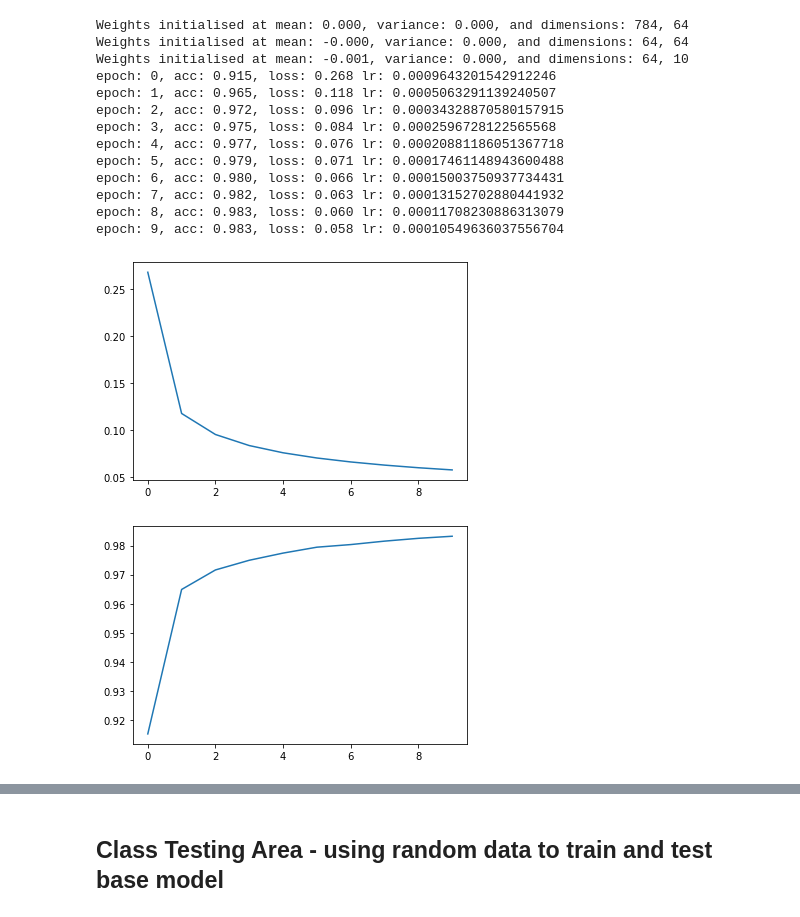
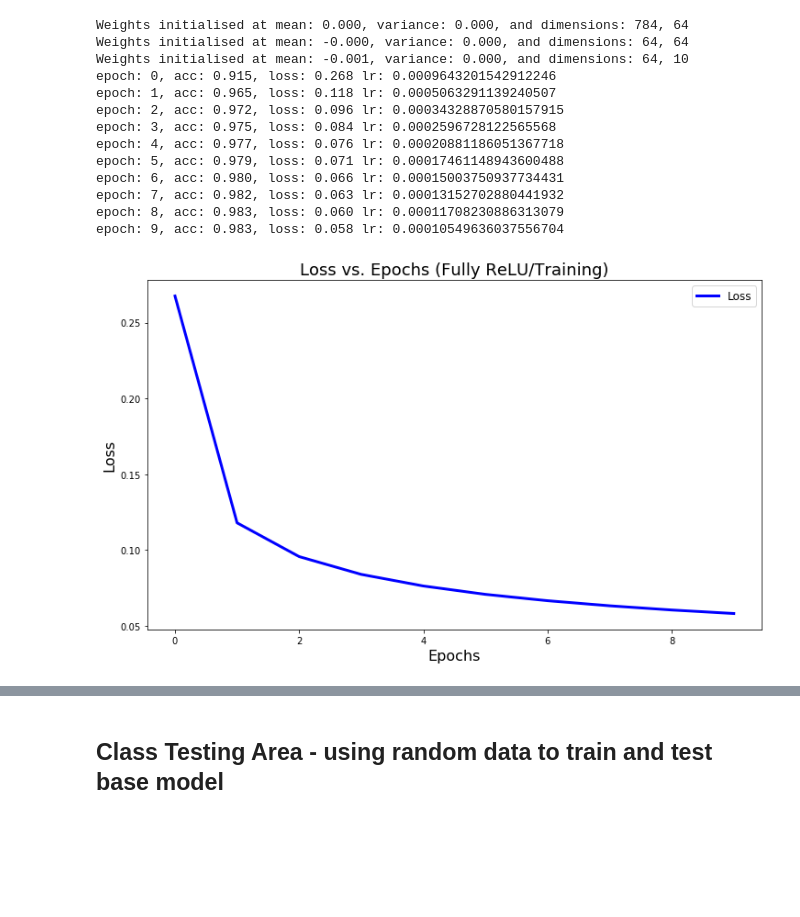
Before and after one commit to Assassinsarms/INM702_Coursework, a Jupyter notebook: T2Aaron_Mir_INM702_Task_2.ipynb, the cells around one changed output, grey strips where cells are left out. Saved outputs shown, nothing was run; the diff lists cells and outputs as text; code cells hidden in the pictures; blank space fills up the shorter version.

```diff
--- a/T2Aaron_Mir_INM702_Task_2.ipynb
+++ b/T2Aaron_Mir_INM702_Task_2.ipynb
@@ -336,11 +337,13 @@ epoch: 6, acc: 0.980, loss: 0.066 lr: 0.00015003750937734431
 epoch: 7, acc: 0.982, loss: 0.063 lr: 0.00013152702880441932
 epoch: 8, acc: 0.983, loss: 0.060 lr: 0.00011708230886313079
 epoch: 9, acc: 0.983, loss: 0.058 lr: 0.00010549636037556704
-# %%
-plt.plot(epoch_count, epoch_loss);
-# %% [output]
-[figure, removed]
-# %%
-plt.plot(epoch_count, epoch_acc);
-# %% [output]
-[figure, removed]
+# %%
+plt.figure(figsize=(12, 7))
+plt.plot(epoch_count, epoch_loss, 'b', linewidth=3.0, label='Loss')
+plt.title('Loss vs. Epochs (Fully ReLU/Training)', fontsize=18)
+plt.xlabel('Epochs', fontsize=16)
+plt.ylabel('Loss', fontsize=16)
+plt.legend(fontsize=12)
+plt.show()
+# %% [output]
+[figure, added]
```
Also changed, not shown: parts of 2 cells of this notebook.
